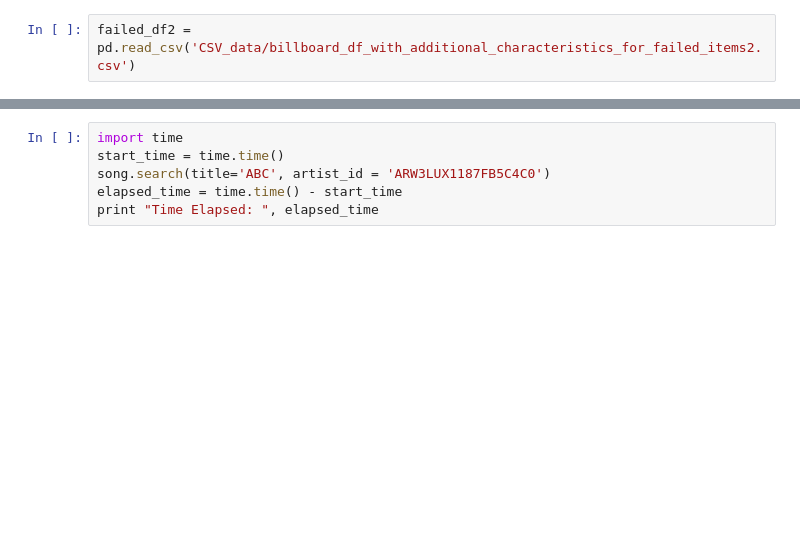
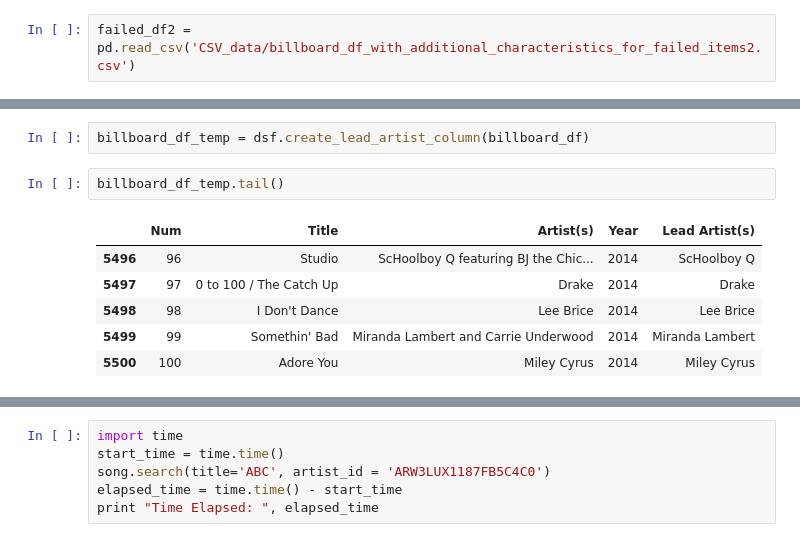
Before and after one commit to ThomasLucas/SlideRule-DataScience_Intensive-Code, a Jupyter notebook: CapstoneProject/IPython-Notebooks/DataStory.ipynb, the cells around one changed output, grey strips where cells are left out. Saved outputs shown, nothing was run; the diff lists cells and outputs as text; blank space fills up the shorter version.

```diff
--- a/CapstoneProject/IPython-Notebooks/DataStory.ipynb
+++ b/CapstoneProject/IPython-Notebooks/DataStory.ipynb
@@ -366,0 +403,11 @@ IndexError: list index out of range
+# %%
+billboard_df_temp = dsf.create_lead_artist_column(billboard_df)
+# %%
+billboard_df_temp.tail()
+# %% [output]
+|  | Num | Title | Artist(s) | Year | Lead Artist(s) |
+| 5496 | 96 | Studio | ScHoolboy Q featuring BJ the Chic... | 2014 | ScHoolboy Q |
+| 5497 | 97 | 0 to 100 / The Catch Up | Drake | 2014 | Drake |
+| 5498 | 98 | I Don't Dance | Lee Brice | 2014 | Lee Brice |
+| 5499 | 99 | Somethin' Bad | Miranda Lambert and Carrie Underwood | 2014 | Miranda Lambert |
+| 5500 | 100 | Adore You | Miley Cyrus | 2014 | Miley Cyrus |
```
Also changed, not shown: parts of 29 cells of this notebook, 18 other files.
